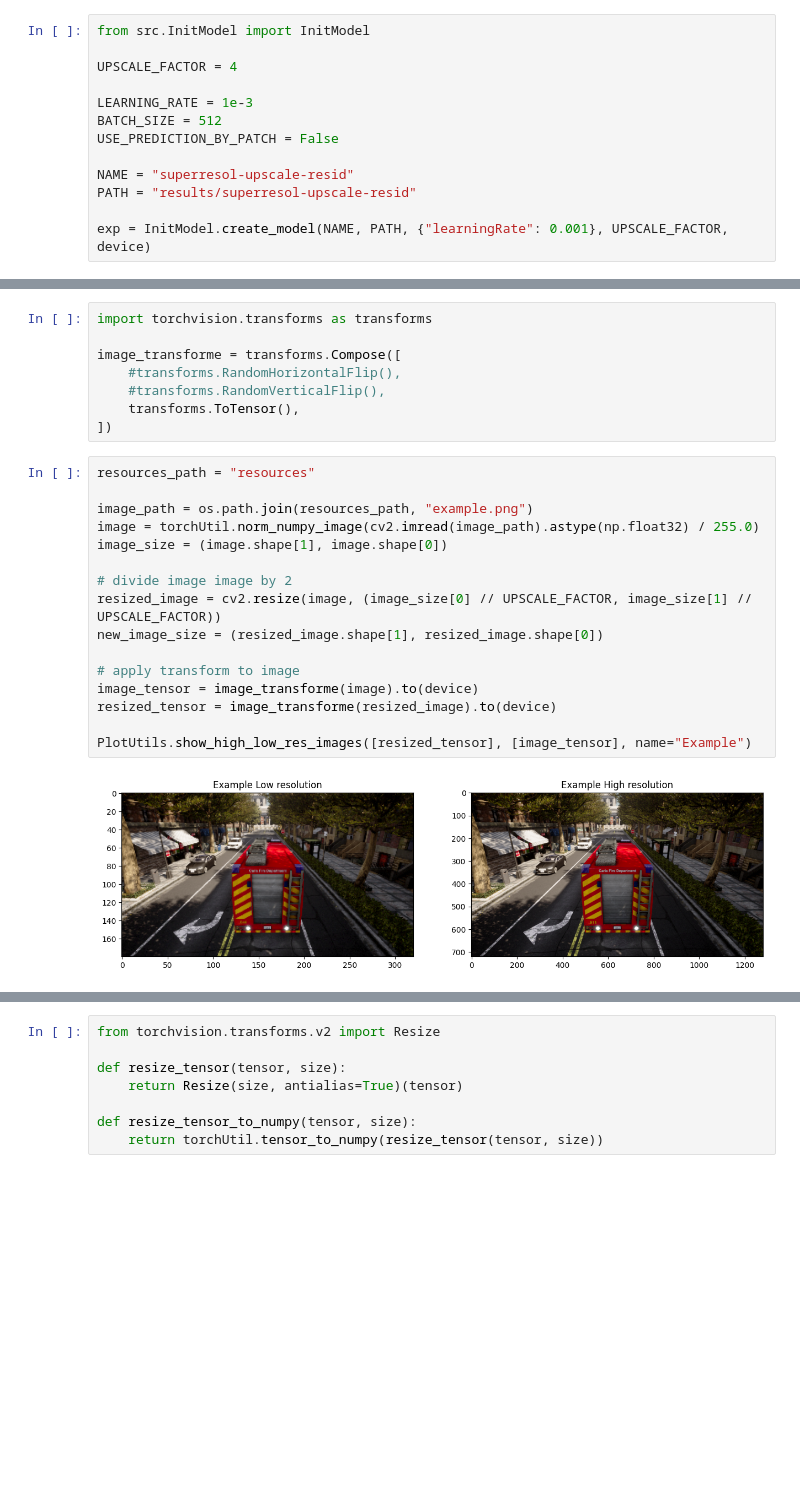
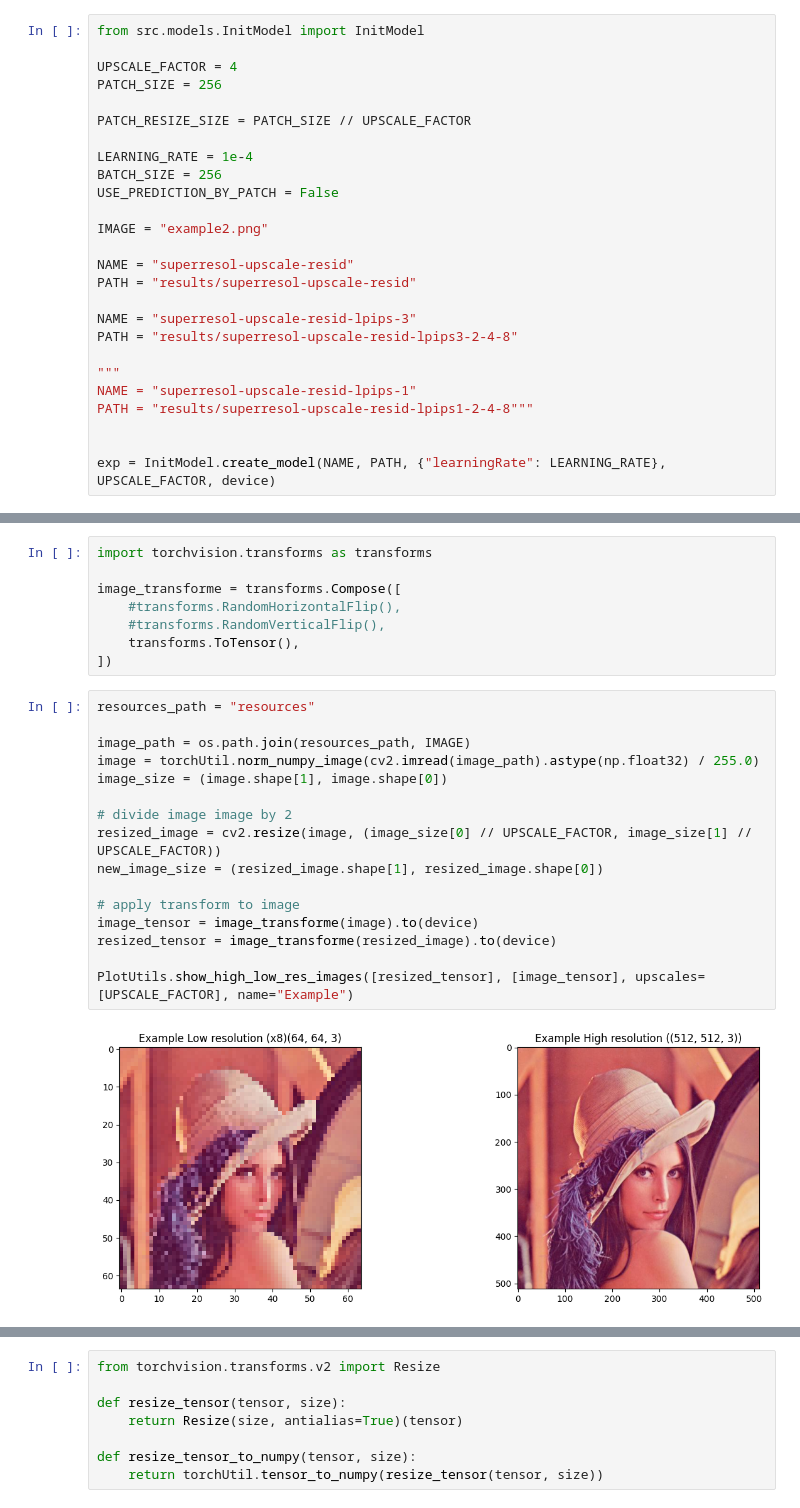
Before and after one commit to MightyCode/Super-Resolution-Project, a Jupyter notebook: test_model_on_image.ipynb, the cells around one changed output, grey strips where cells are left out. Saved outputs shown, nothing was run; the diff lists cells and outputs as text; blank space fills up the shorter version.

Commit message:
fix notebook that test a model on a image

```diff
--- a/test_model_on_image.ipynb
+++ b/test_model_on_image.ipynb
@@ -69,16 +41,29 @@ cpu
 # %% [markdown]
 ## Define the model
 # %%
-from src.InitModel import InitModel
+from src.models.InitModel import InitModel
 
 UPSCALE_FACTOR = 4
+PATCH_SIZE = 256
 
-LEARNING_RATE = 1e-3
-BATCH_SIZE = 512
+PATCH_RESIZE_SIZE = PATCH_SIZE // UPSCALE_FACTOR
+
+LEARNING_RATE = 1e-4
+BATCH_SIZE = 256
 USE_PREDICTION_BY_PATCH = False
+
+IMAGE = "example2.png"
 
 NAME = "superresol-upscale-resid"
 PATH = "results/superresol-upscale-resid"
 
-exp = InitModel.create_model(NAME, PATH, {"learningRate": 0.001}, UPSCALE_FACTOR, device)
+NAME = "superresol-upscale-resid-lpips-3"
+PATH = "results/superresol-upscale-resid-lpips3-2-4-8"
+
+"""
+NAME = "superresol-upscale-resid-lpips-1"
+PATH = "results/superresol-upscale-resid-lpips1-2-4-8"""
+
+
+exp = InitModel.create_model(NAME, PATH, {"learningRate": LEARNING_RATE}, UPSCALE_FACTOR, device)
 # %% [output]
@@ -96,19 +87,19 @@ image_transforme = transforms.Compose([
 # %%
 resources_path = "resources"
 
-image_path = os.path.join(resources_path, "example.png")
+image_path = os.path.join(resources_path, IMAGE)
 image = torchUtil.norm_numpy_image(cv2.imread(image_path).astype(np.float32) / 255.0)
 image_size = (image.shape[1], image.shape[0])
 
 # divide image image by 2
 resized_image = cv2.resize(image, (image_size[0] // UPSCALE_FACTOR, image_size[1] // UPSCALE_FACTOR))
 new_image_size = (resized_image.shape[1], resized_image.shape[0])
 
 # apply transform to image
 image_tensor = image_transforme(image).to(device)
 resized_tensor = image_transforme(resized_image).to(device)
 
-PlotUtils.show_high_low_res_images([resized_tensor], [image_tensor], name="Example")
+PlotUtils.show_high_low_res_images([resized_tensor], [image_tensor], upscales=[UPSCALE_FACTOR], name="Example")
 # %% [output]
-[figure, old version]
+[figure, new version]
 # %%
```
Also changed, not shown: parts of 8 cells of this notebook, 1 other file.
